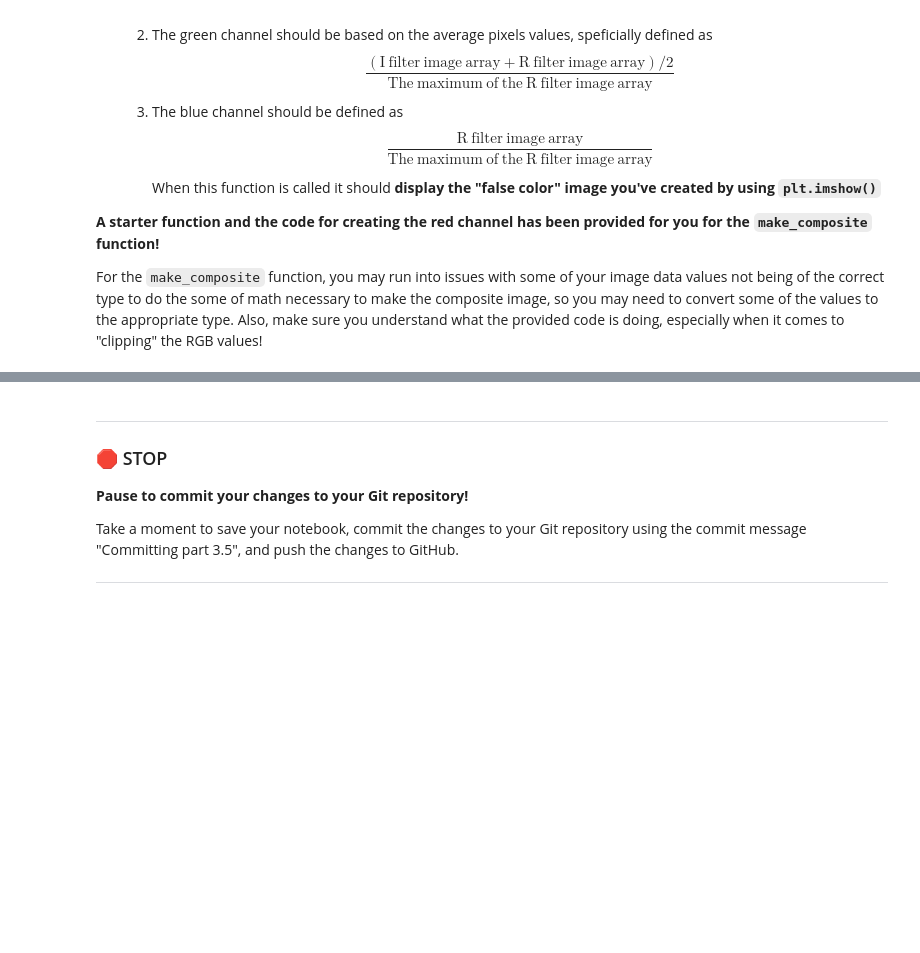
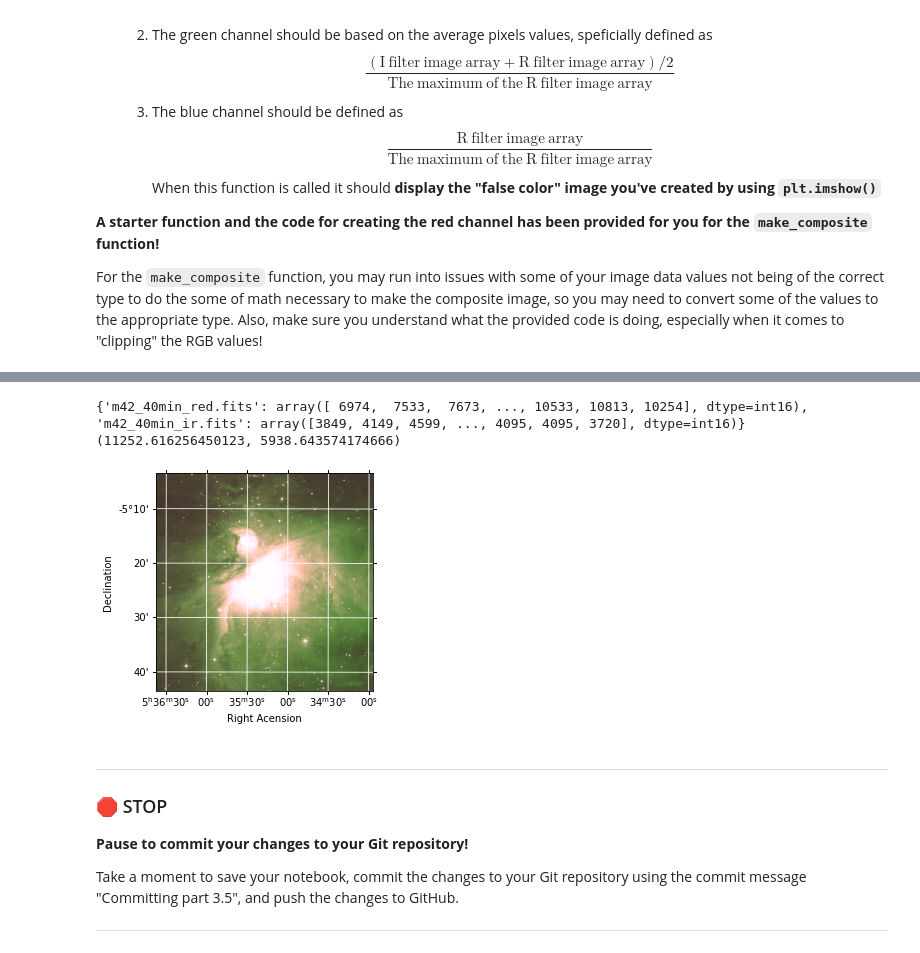
Before and after one commit to Jacob-Rancour/cmse202-s21-turnin, a Jupyter notebook: hw-01/HW-01_GitPracticeDebuggingAndPythonPackages-Jacob_Rancour.ipynb, the cells around one changed output, grey strips where cells are left out. Cells and saved outputs as stored; diff of their text form; code cells hidden in the pictures; blank space fills up the shorter version.

```diff
--- a/hw-01/HW-01_GitPracticeDebuggingAndPythonPackages-Jacob_Rancour.ipynb
+++ b/hw-01/HW-01_GitPracticeDebuggingAndPythonPackages-Jacob_Rancour.ipynb
@@ -411,6 +411,19 @@ Now that you've been able to read, manipulate, and display FITS file images, we'
 For the `make_composite` function, you may run into issues with some of your image data values not being of the correct type to do the some of math necessary to make the composite image, so you may need to convert some of the values to the appropriate type. Also, make sure you understand what the provided code is doing, especially when it comes to "clipping" the RGB values!
 # %%
 # Write the three functions described above.
+
+def load_images(a,b):
+    image_data_red = fits.getdata(a)
+    image_data_ir = fits.getdata(b)
+    image = {}
+    image[a] = image_data_red
+    image[b] = image_data_ir
+    return image
+
+def calc_stats(a):
+    mean = np.array(list(a.values())).mean()
+    std = np.array(list(a.values())).std()
+    return mean, std
 
 # Here is a starting point for the "make_composite" function
 def make_composite(f1, f2, im_dict):
@@ -429,6 +442,19 @@ def make_composite(f1, f2, im_dict):
     # Compute the red channel values and then clip them to ensure nothing is > 1.0
     rgb[:,:,0] = (im_dict[f2].astype("float")/norm_factor) * 1.5
     rgb[:,:,0][rgb[:,:,0] > 1.0] = 1.0
+
+    rgb[:,:,1] = ((im_dict[f2].astype("float")+ im_dict[f1].astype("float"))/2)/norm_factor
+
+    rgb[:,:,1][rgb[:,:,1] > 1.0] = 1.0
+
+    rgb[:,:,2] = (im_dict[f2].astype("float"))/norm_factor
+    rgb[:,:,2][rgb[:,:,2] > 1.0] = 1.0
+    #wcs = WCS(im_dict.header)
+    plt.subplot(projection = wcs)
+    plt.xlabel('Right Acension')
+    plt.ylabel('Declination')
+    plt.grid(color='white')
+    plt.imshow(rgb)
 # %% [markdown]
 **&#9989; Question 16 [4 points]:** Now that you've defined your class methods, you're going to put them to use. In the following cell:
 1. Load the images using your `load_images()` function.
@@ -450,3 +474,15 @@ image_data_ir = np.random.exponential(600,size=(1000,1000))
+# %%
+# Put your code here
+image_dict = load_images('m42_40min_red.fits','m42_40min_ir.fits')
+print(image)
+stats = calc_stats(image_dict)
+print(stats)
+
+make_composite('m42_40min_red.fits','m42_40min_ir.fits',image_dict)
+# %% [output]
+{'m42_40min_red.fits': array([ 6974,  7533,  7673, ..., 10533, 10813, 10254], dtype=int16), 'm42_40min_ir.fits': array([3849, 4149, 4599, ..., 4095, 4095, 3720], dtype=int16)}
+(11252.616256450123, 5938.643574174666)
+[figure, added]
 # %% [markdown]
 ---
 ### &#128721; STOP
```
Also changed, not shown: parts of 1 cell of this notebook.
